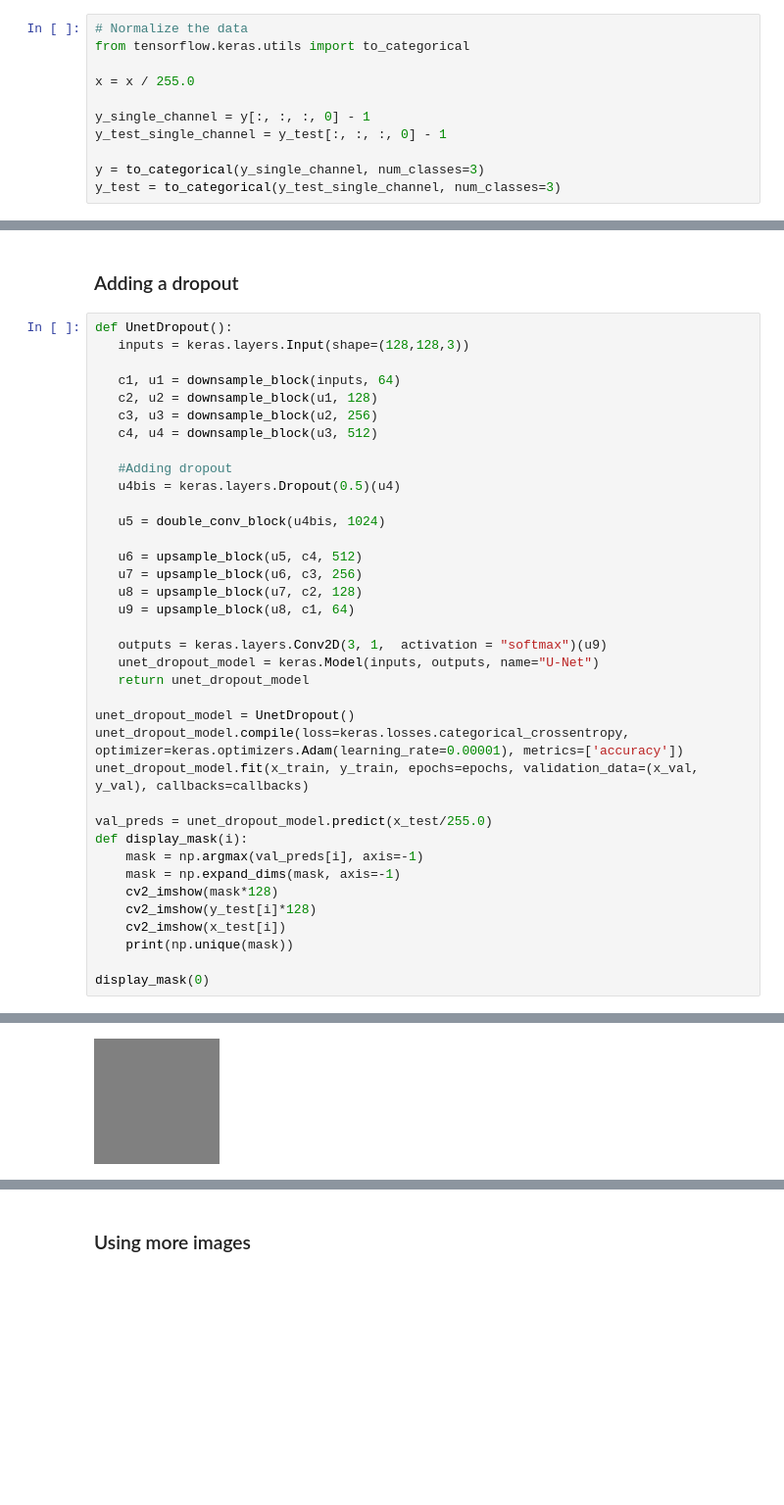
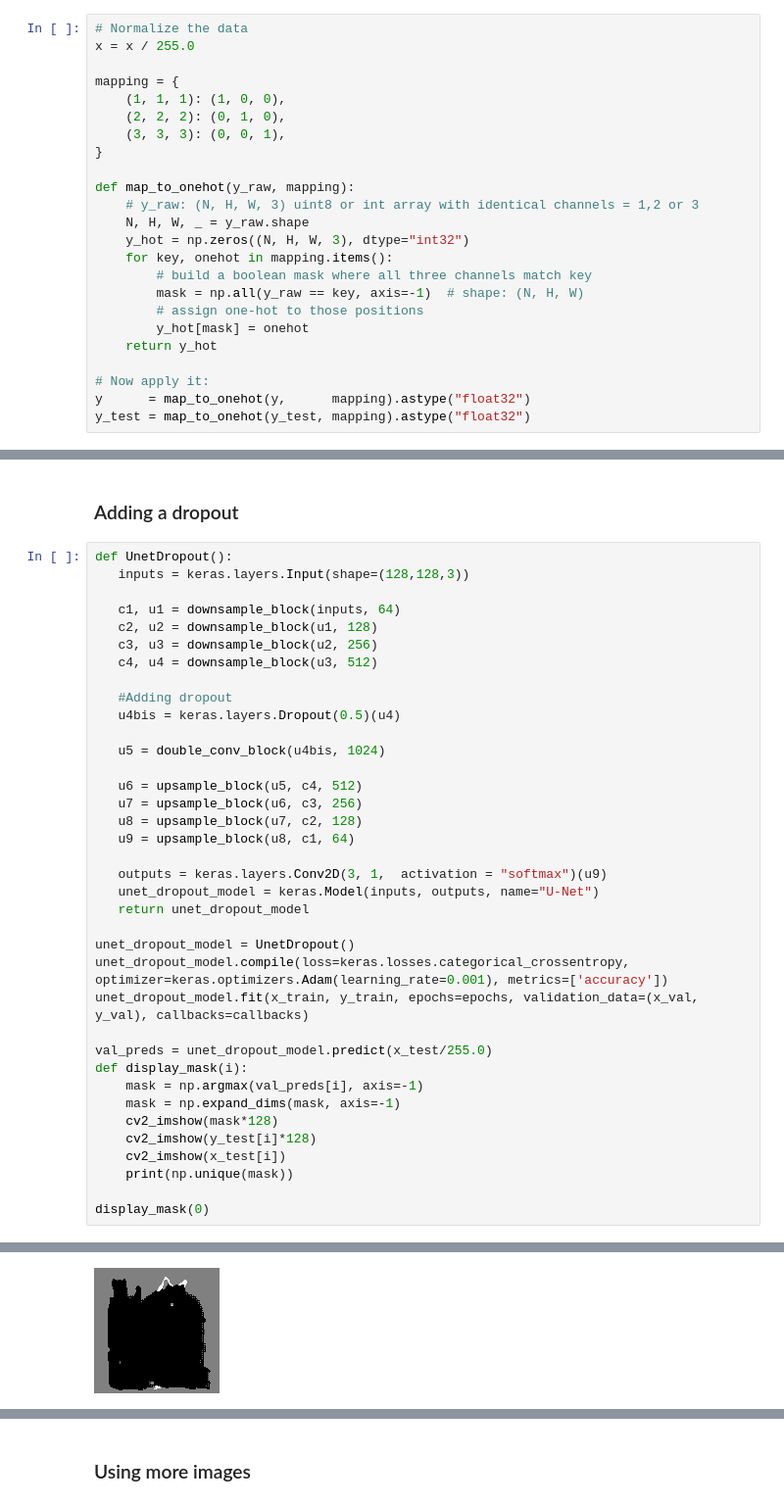
Before and after one commit to girofex/Computational-Vision-laboratories, a Jupyter notebook: 6_lab_semantic_segmentation.ipynb, the cells around one changed output, grey strips where cells are left out. Shown: that part at 98% size. Drawn from its saved outputs; the diff is of its cells as text; blank space fills up the shorter version.

```diff
--- a/6_lab_semantic_segmentation.ipynb
+++ b/6_lab_semantic_segmentation.ipynb
@@ -146,17 +146,30 @@ for j in range(500,550):
     print(j)
 # %% [markdown]
 Normalize the images and the masks to have values between 0 and 1
-# %%
-# Normalize the data
-from tensorflow.keras.utils import to_categorical
-
-x = x / 255.0
-
-y_single_channel = y[:, :, :, 0] - 1
-y_test_single_channel = y_test[:, :, :, 0] - 1
-
-y = to_categorical(y_single_channel, num_classes=3)
-y_test = to_categorical(y_test_single_channel, num_classes=3)
+# %%
+# Normalize the data
+x = x / 255.0
+
+mapping = {
+    (1, 1, 1): (1, 0, 0),
+    (2, 2, 2): (0, 1, 0),
+    (3, 3, 3): (0, 0, 1),
+}
+
+def map_to_onehot(y_raw, mapping):
+    # y_raw: (N, H, W, 3) uint8 or int array with identical channels = 1,2 or 3
+    N, H, W, _ = y_raw.shape
+    y_hot = np.zeros((N, H, W, 3), dtype="int32")
+    for key, onehot in mapping.items():
+        # build a boolean mask where all three channels match key
+        mask = np.all(y_raw == key, axis=-1)  # shape: (N, H, W)
+        # assign one-hot to those positions
+        y_hot[mask] = onehot
+    return y_hot
+
+# Now apply it:
+y      = map_to_onehot(y,      mapping).astype("float32")
+y_test = map_to_onehot(y_test, mapping).astype("float32")
 # %% [markdown]
 **Exercise 1**
 
@@ -339,7 +352,7 @@ def UnetDropout():
    return unet_dropout_model
 
 unet_dropout_model = UnetDropout()
-unet_dropout_model.compile(loss=keras.losses.categorical_crossentropy, optimizer=keras.optimizers.Adam(learning_rate=0.00001), metrics=['accuracy'])
+unet_dropout_model.compile(loss=keras.losses.categorical_crossentropy, optimizer=keras.optimizers.Adam(learning_rate=0.001), metrics=['accuracy'])
 unet_dropout_model.fit(x_train, y_train, epochs=epochs, validation_data=(x_val, y_val), callbacks=callbacks)
 
 val_preds = unet_dropout_model.predict(x_test/255.0)
@@ -373,3 +386,3 @@ Epoch 10/10
-[figure, old version]
+[figure, new version]
 [figure]
 [figure]
```
Also changed, not shown: parts of 7 cells of this notebook.
